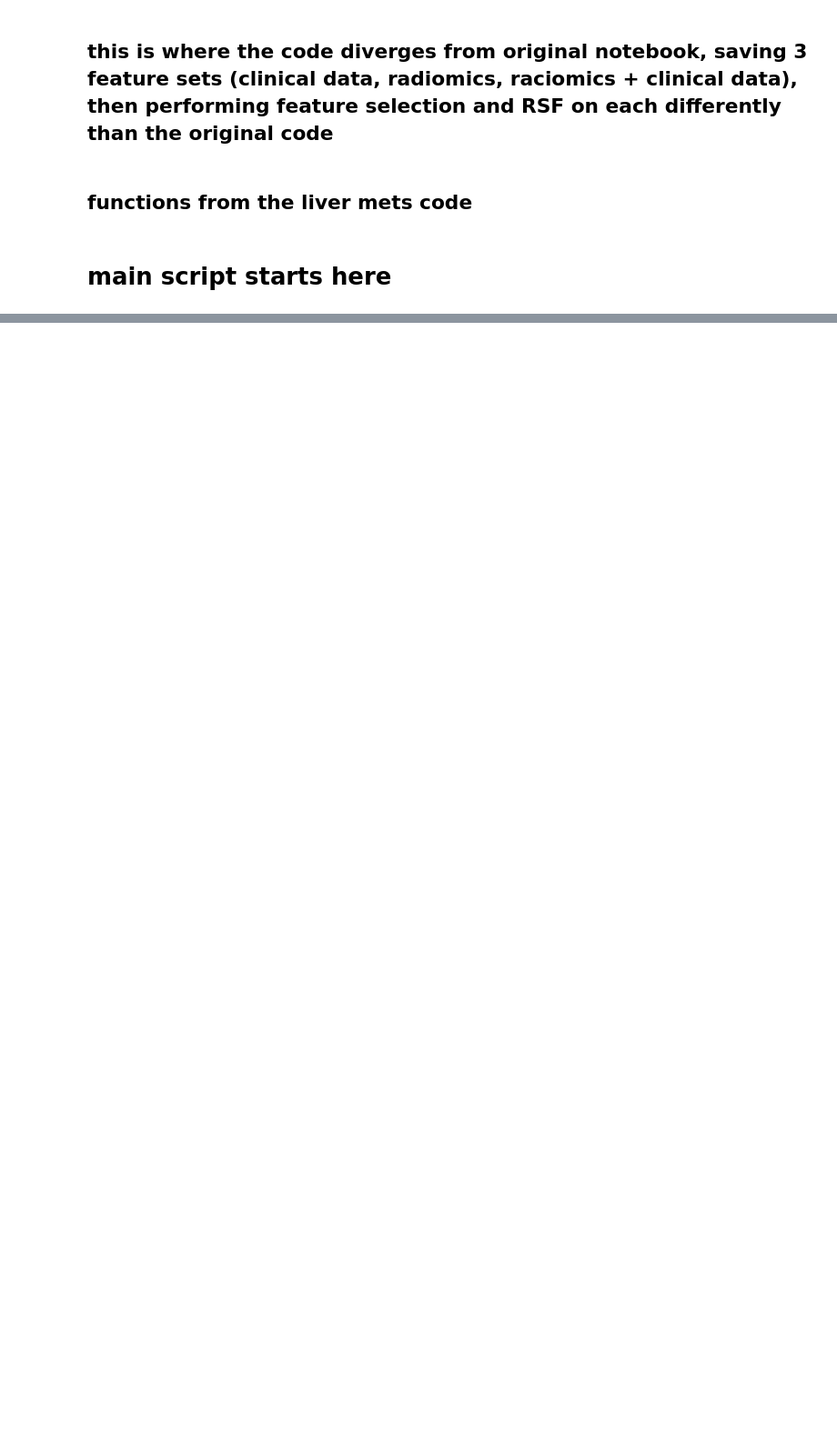
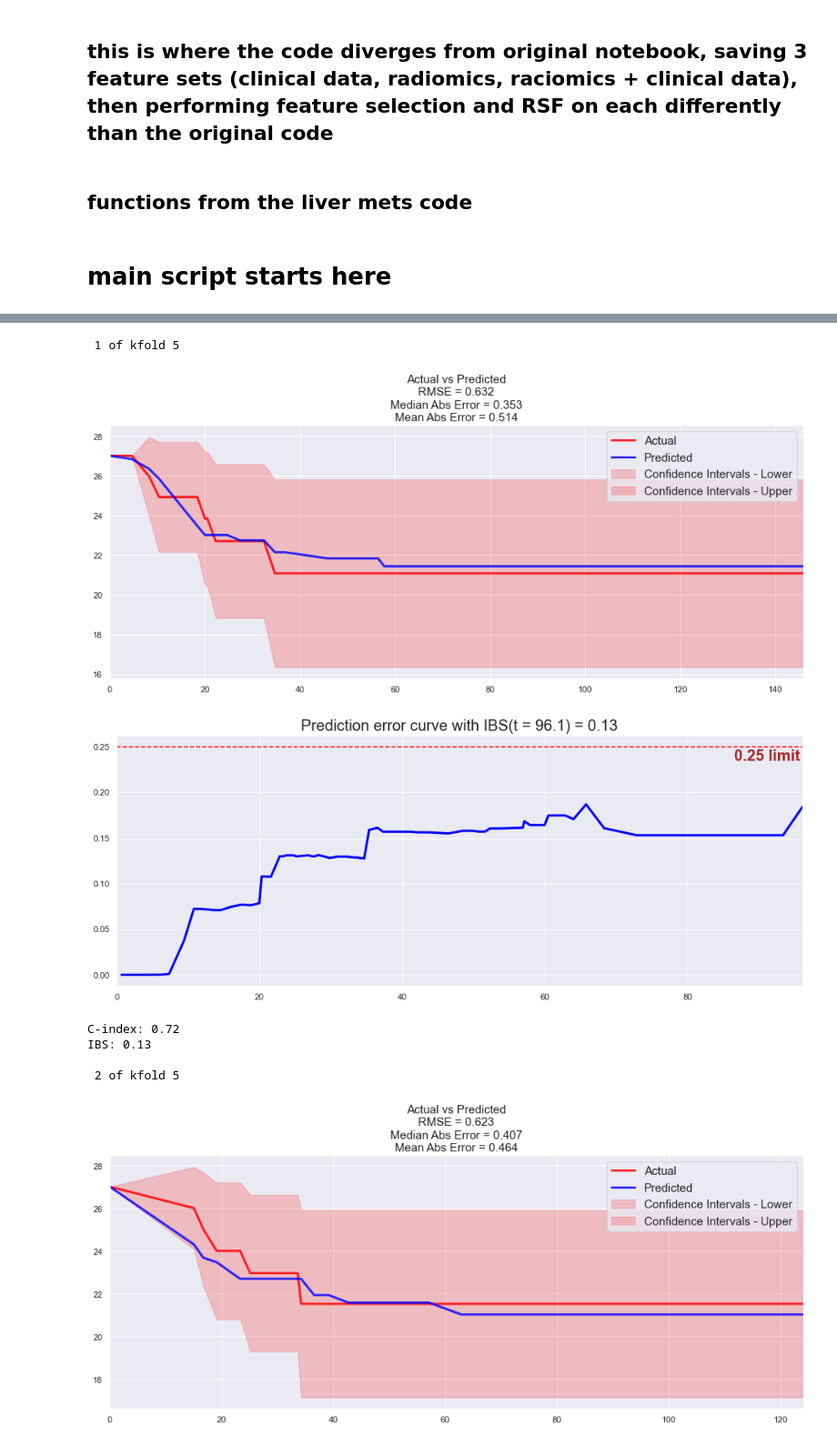
Before and after one commit to ricky-hu/endometrial, a Jupyter notebook: rsf.ipynb, the cells around one changed output, grey strips where cells are left out. Shown at 91% size. Cells and saved outputs as stored; diff of their text form; code cells hidden in the pictures; blank space fills up the shorter version.

```diff
--- a/rsf.ipynb
+++ b/rsf.ipynb
@@ -554,0 +537,70 @@ IBS: 0.14
+# %%
+data2 = pd.read_csv('filtered_preop_and_radiomics.csv')
+max_depth_best = 10
+min_node_best = 5
+num_tree_best = 400
+
+# retraining with best gridsearch hyperparameters, manually entering them as variables, probably can automate this from picking out max acc
+# Creating the X, T and E inputs
+
+time_column='time column'
+event_column='event column'
+
+features=np.setdiff1d(data2.columns, [time_column, event_column]).tolist()
+X = data2[features]
+newX=np.setdiff1d(data2.columns, [event_column]).tolist()
+
+X=data2[newX]
+E=data2['event column']
+
+CI = []
+IBS = []
+
+k_folds = 5
+i=1
+kf=StratifiedKFold(n_splits=k_folds, random_state=42, shuffle=True)
+
+
+for train_index, test_index in kf.split(X,E):
+
+    # gridsearch within CV loop, takes a long while, comment if doing gridsearch outside of CV
+    # gridsearch_data = pd.concat([X,E], axis=1)
+    # (c_index_best, num_tree_best, max_depth_best, min_node_best) = gridsearch(gridsearch_data, "garbageFile")
+
+    print('\n {} of kfold {}'.format(i,kf.n_splits))
+    X1_train, X1_test=X.loc[train_index], X.loc[test_index]
+    X_train, X_test=X1_train[features], X1_test[features]
+    T_train, T_test=X1_train['time column'].values, X1_test['time column'].values
+    E_train, E_test=E.loc[train_index].values, E.loc[test_index].values
+    xst = RandomSurvivalForestModel(num_trees=num_tree_best)
+
+    xst.fit(X_train, T_train, E_train, max_features = 'sqrt', max_depth = max_depth_best,
+        min_node_size = min_node_best, num_threads = -1,
+        sample_size_pct = 0.63, importance_mode = 'normalized_permutation',
+        seed = None, save_memory=False )
+
+    c_index = concordance_index(xst, X_test, T_test, E_test)
+    results = compare_to_actual(xst, X_test, T_test, E_test, is_at_risk = True,  figure_size=(16, 6),
+                            metrics = ['rmse', 'mean', 'median'])
+    ibs = integrated_brier_score(xst, X_test, T_test, E_test, t_max=100, figure_size=(16,6))
+    CI.append(c_index)
+    IBS.append(ibs)
+    print('C-index: {:.2f}'.format(c_index))
+    print('IBS: {:.2f}'.format(ibs))
+    i=i+1
+
+CIAvg = mean(CI)
+CIStd = statistics.stdev(CI)
+IBSAvg = mean(IBS)
+IBSStd = statistics.stdev(IBS)
+
+print(CIAvg, CIStd, IBSAvg, IBSStd)
+# %% [output]
+ 1 of kfold 5
+[figure, added]
+[figure, added]
+C-index: 0.72
+IBS: 0.13
+
+ 2 of kfold 5
+[figure, added]
```
Also changed, not shown: parts of 18 cells of this notebook, 3 other files.
